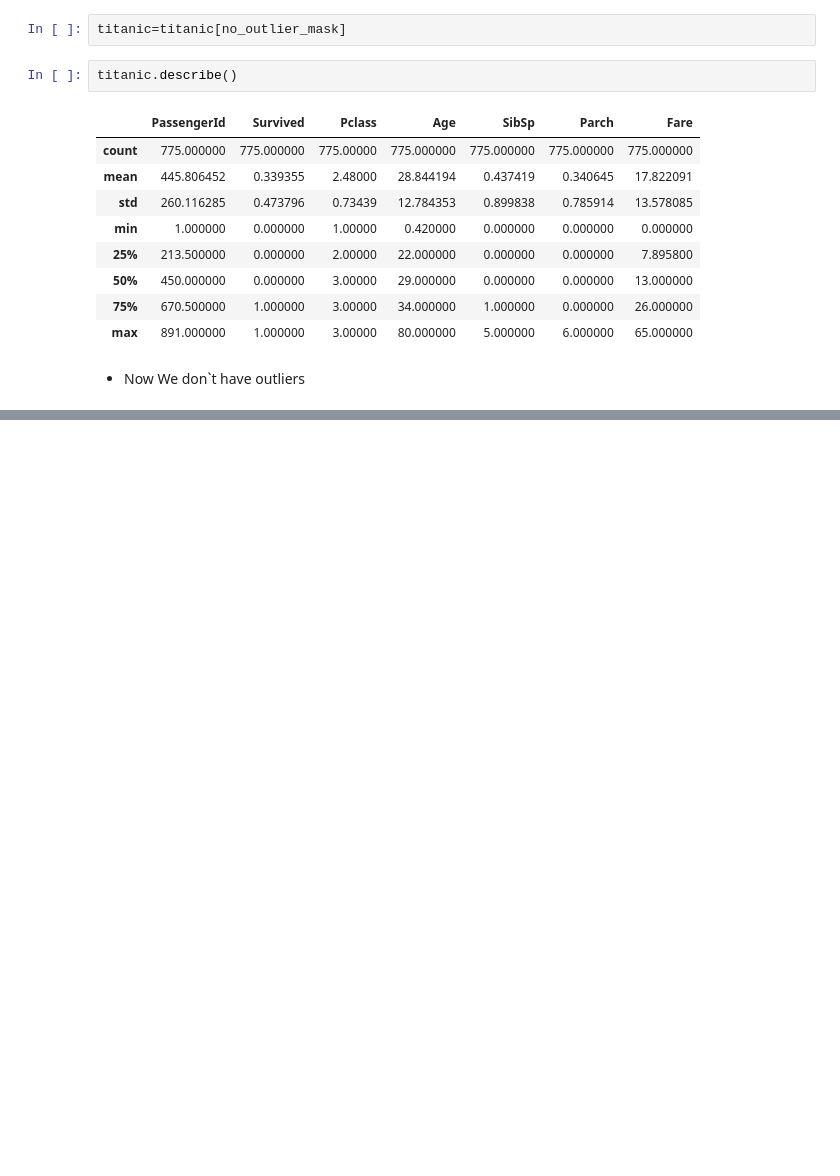
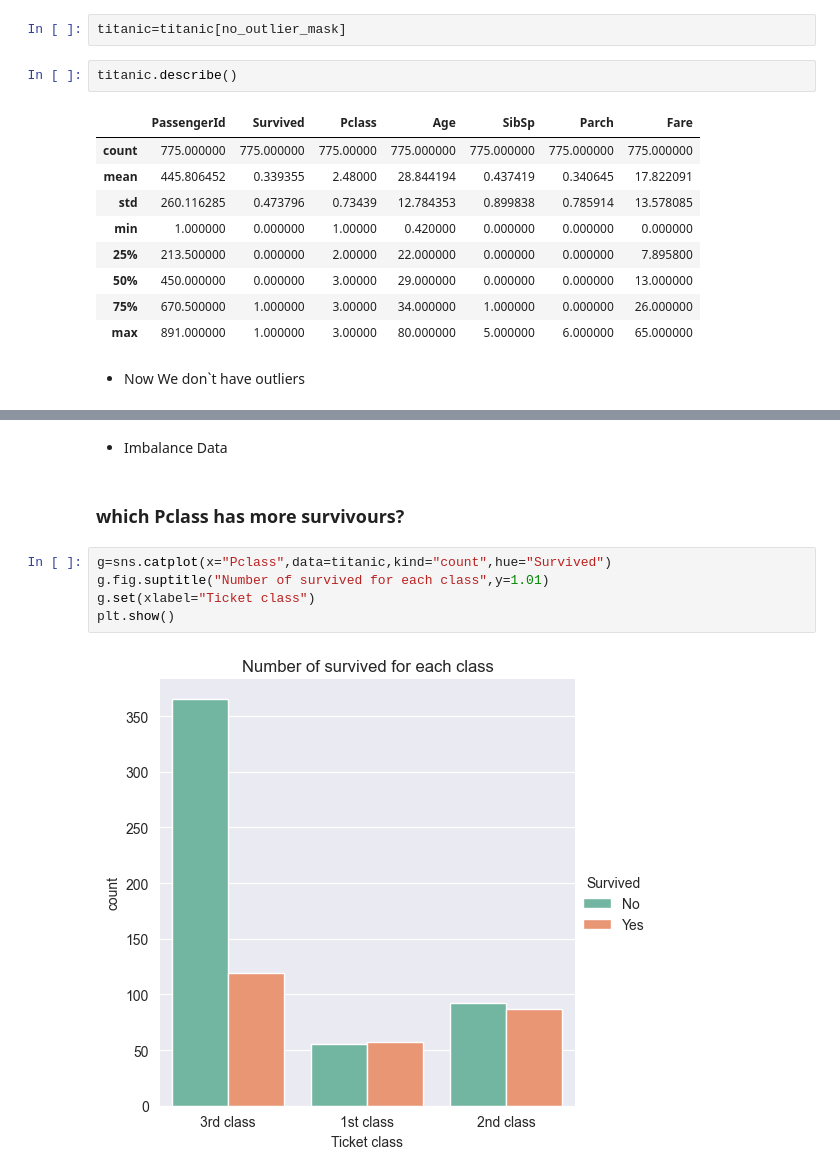
Before and after one commit to EngAhmed19/TitanicEDA, a Jupyter notebook: Untitled.ipynb, the cells around one changed output, grey strips where cells are left out. Cells and saved outputs as stored; diff of their text form; blank space fills up the shorter version.

```diff
--- a/Untitled.ipynb
+++ b/Untitled.ipynb
@@ -308,0 +348,11 @@ titanic.describe()
+# %% [markdown]
+- Imbalance Data
+# %% [markdown]
+### which Pclass has more survivours?
+# %%
+g=sns.catplot(x="Pclass",data=titanic,kind="count",hue="Survived")
+g.fig.suptitle("Number of survived for each class",y=1.01)
+g.set(xlabel="Ticket class")
+plt.show()
+# %% [output]
+[figure, added]
```
Also changed, not shown: parts of 26 cells of this notebook.
